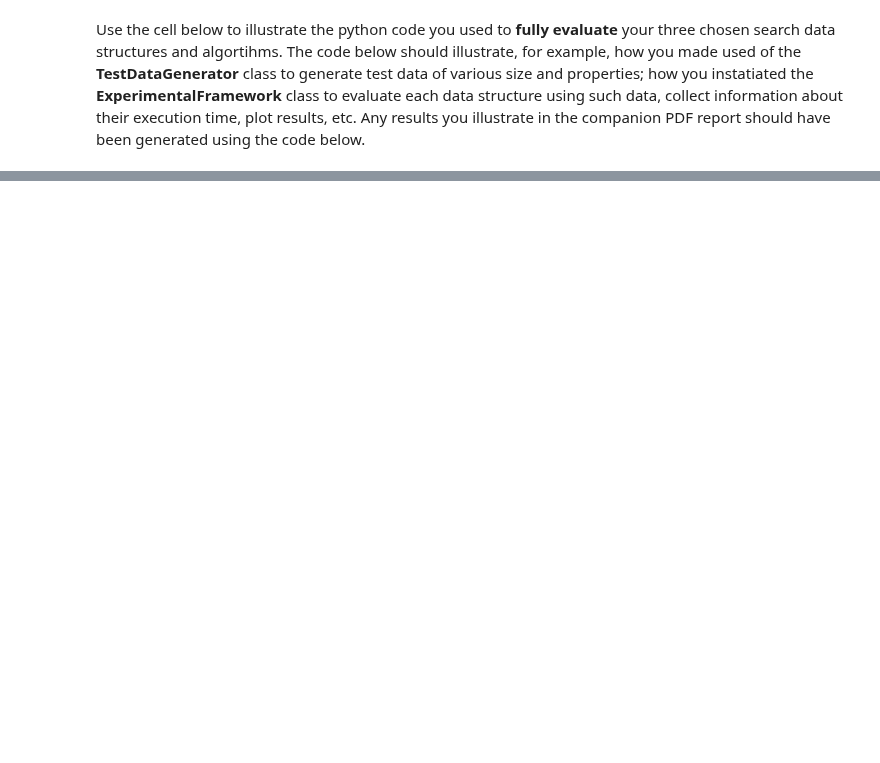
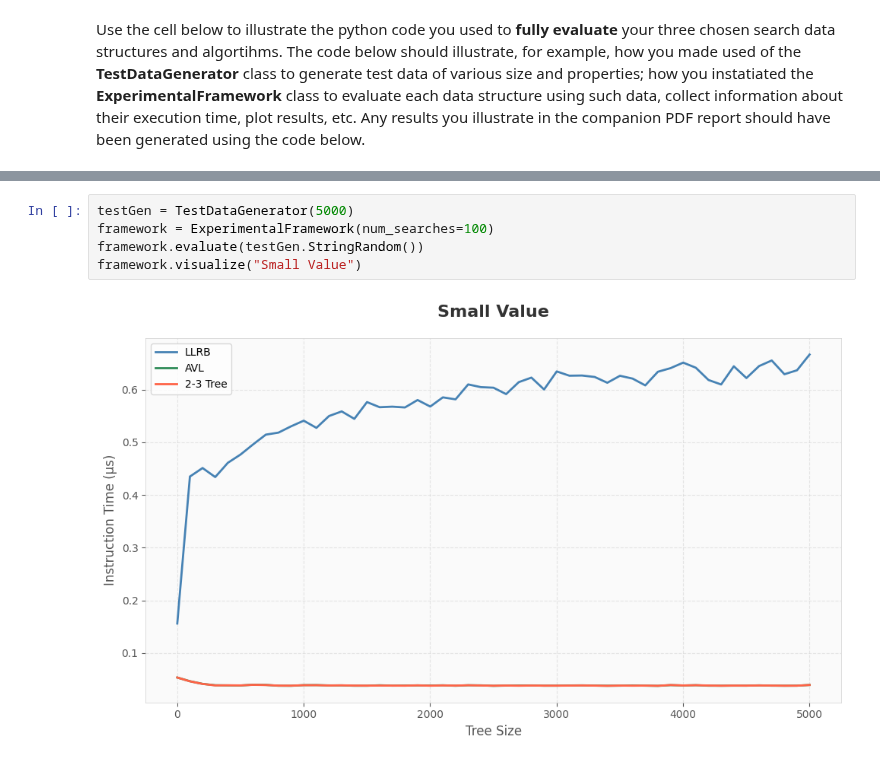
Before and after one commit to Zhou-London/Algorithm-Research, a Jupyter notebook: comp0005-coursework-2025/grp-XXX-0005code.ipynb, the cells around one changed output, grey strips where cells are left out. Drawn from its saved outputs; the diff is of its cells as text; blank space fills up the shorter version.

```diff
--- a/comp0005-coursework-2025/grp-XXX-0005code.ipynb
+++ b/comp0005-coursework-2025/grp-XXX-0005code.ipynb
@@ -488,0 +568,7 @@ framework.evaluate(testGen.IntegerLinear(), "LLRB: Linear Integer List")
+# %%
+testGen = TestDataGenerator(5000)
+framework = ExperimentalFramework(num_searches=100)
+framework.evaluate(testGen.StringRandom())
+framework.visualize("Small Value")
+# %% [output]
+[figure, added]
```
Also changed, not shown: parts of 11 cells of this notebook, 1 other file.
